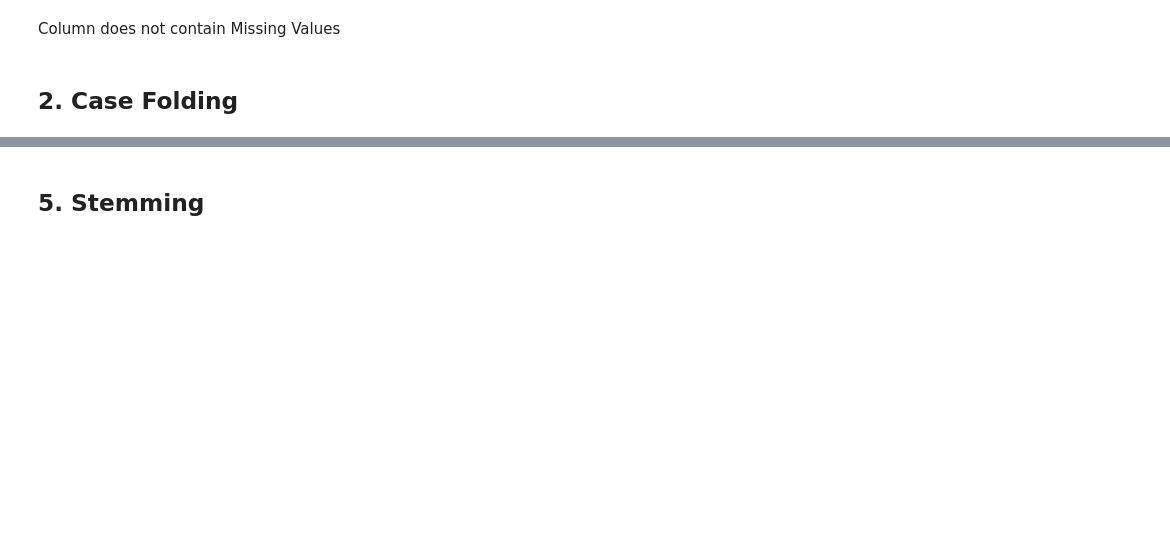
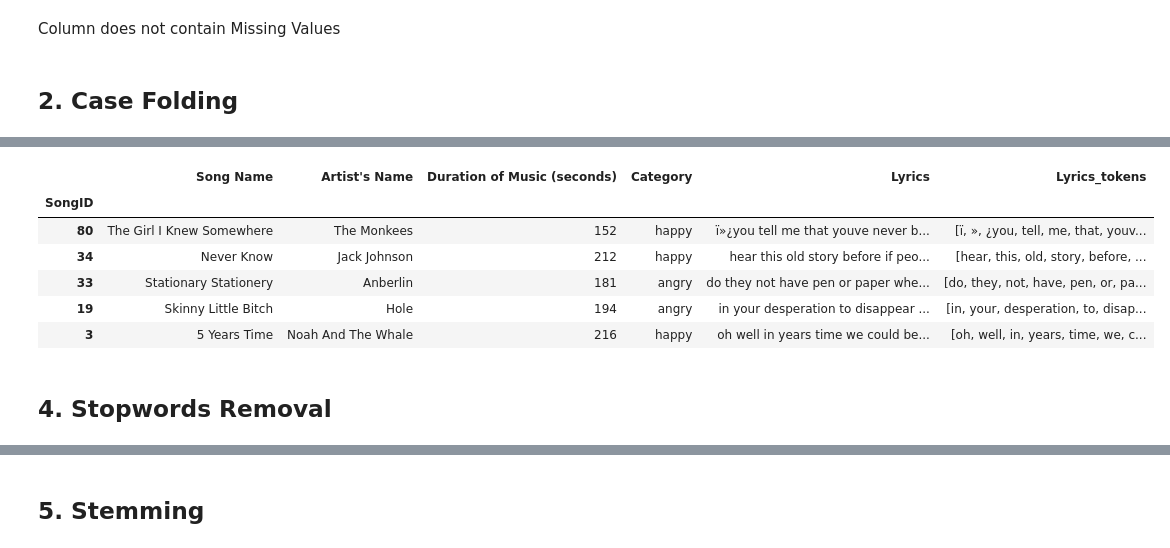
Before and after one commit to yohanaaritonang/sentiment-analysis-of-song-lyrics-using-svm, a Jupyter notebook: Stemming and Lemmatization.ipynb, the cells around one changed output, grey strips where cells are left out. Cells and saved outputs as stored; diff of their text form; code cells hidden in the pictures; blank space fills up the shorter version.

```diff
--- a/Stemming and Lemmatization.ipynb
+++ b/Stemming and Lemmatization.ipynb
@@ -109,0 +258,42 @@ test_data = test_data['Lyrics'].str.lower()
+# %%
+import string
+import re
+#remove number
+def remove_number(text):
+    return  re.sub(r"\d+", "", text)
+
+test_data['Lyrics'] = test_data['Lyrics'].apply(remove_number)
+
+#remove punctuation
+def remove_punctuation(text):
+    return text.translate(str.maketrans("","",string.punctuation))
+
+test_data['Lyrics'] = test_data['Lyrics'].apply(remove_punctuation)
+
+#remove whitespace leading & trailing
+def remove_whitespace_LT(text):
+    return text.strip()
+
+test_data['Lyrics'] = test_data['Lyrics'].apply(remove_whitespace_LT)
+
+#remove multiple whitespace into single whitespace
+def remove_whitespace_multiple(text):
+    return re.sub('\s+',' ',text)
+
+test_data['Lyrics'] = test_data['Lyrics'].apply(remove_whitespace_multiple)
+
+# remove single char
+def remove_singl_char(text):
+    return re.sub(r"\b[a-zA-Z]\b", "", text)
+
+test_data['Lyrics'] = test_data['Lyrics'].apply(remove_singl_char)
+
+# NLTK word tokenize
+def word_tokenize_wrapper(text):
+    return word_tokenize(text)
+
+test_data['Lyrics_tokens']= test_data['Lyrics'].apply(word_tokenize_wrapper)
+
+print('Tokenizing Result : \n')
+print(test_data['Lyrics_tokens'])
+print('\n\n\n')
@@ -109,0 +316,12 @@ test_data = test_data['Lyrics'].str.lower()
+# %%
+test_data.sample(5)
+# %% [output]
+|  | Song Name | Artist's Name | Duration of Music (seconds) | Category | Lyrics | Lyrics_tokens |
+| SongID |  |  |  |  |  |  |
+| 80 | The Girl I Knew Somewhere | The Monkees | 152 | happy | ï»¿you tell me that youve never b... | [ï, », ¿you, tell, me, that, youv... |
+| 34 | Never Know | Jack Johnson | 212 | happy | hear this old story before if peo... | [hear, this, old, story, before, ... |
+| 33 | Stationary Stationery | Anberlin | 181 | angry | do they not have pen or paper whe... | [do, they, not, have, pen, or, pa... |
+| 19 | Skinny Little Bitch | Hole | 194 | angry | in your desperation to disappear ... | [in, your, desperation, to, disap... |
+| 3 | 5 Years Time | Noah And The Whale | 216 | happy | oh well in years time we could be... | [oh, well, in, years, time, we, c... |
+# %% [markdown]
+## 4. Stopwords Removal
```
Also changed, not shown: parts of 41 cells of this notebook.
